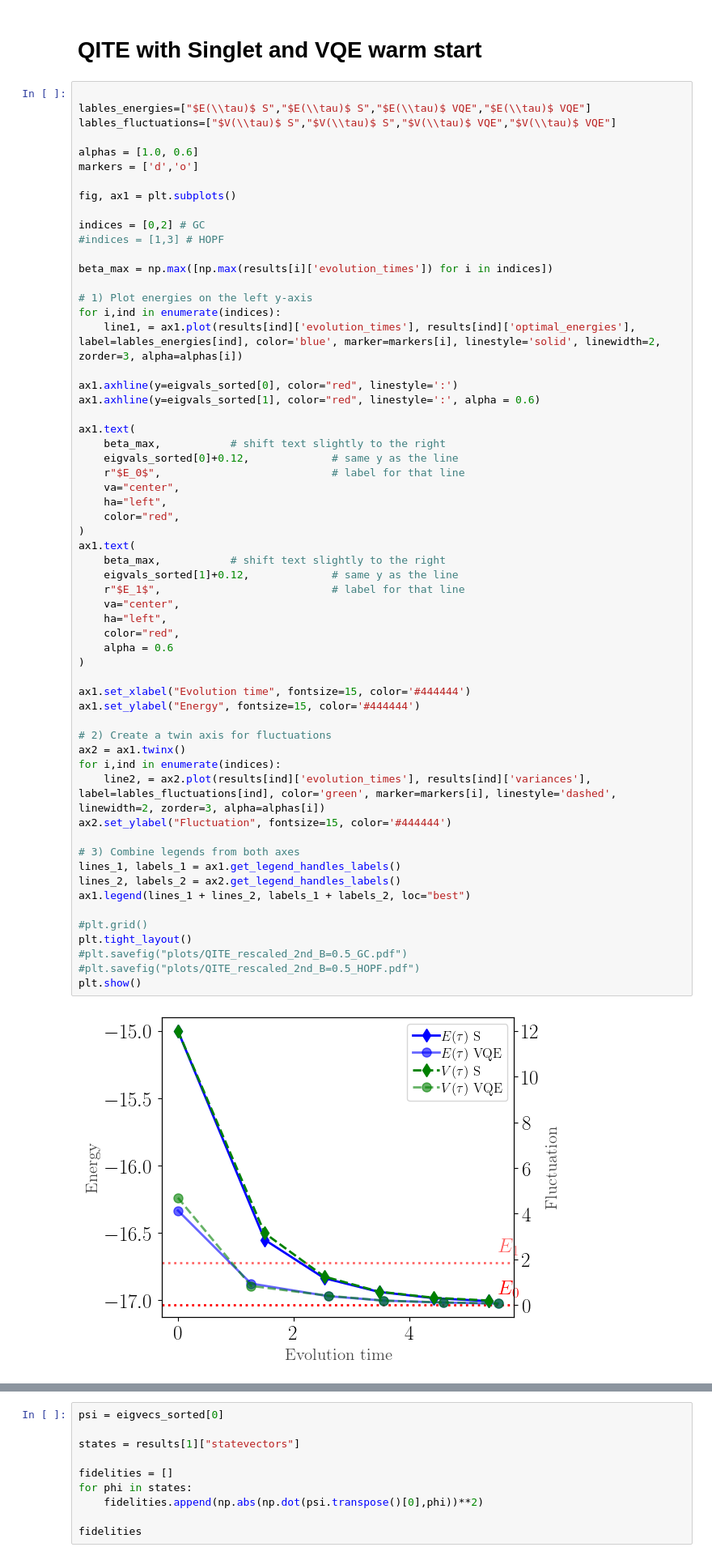
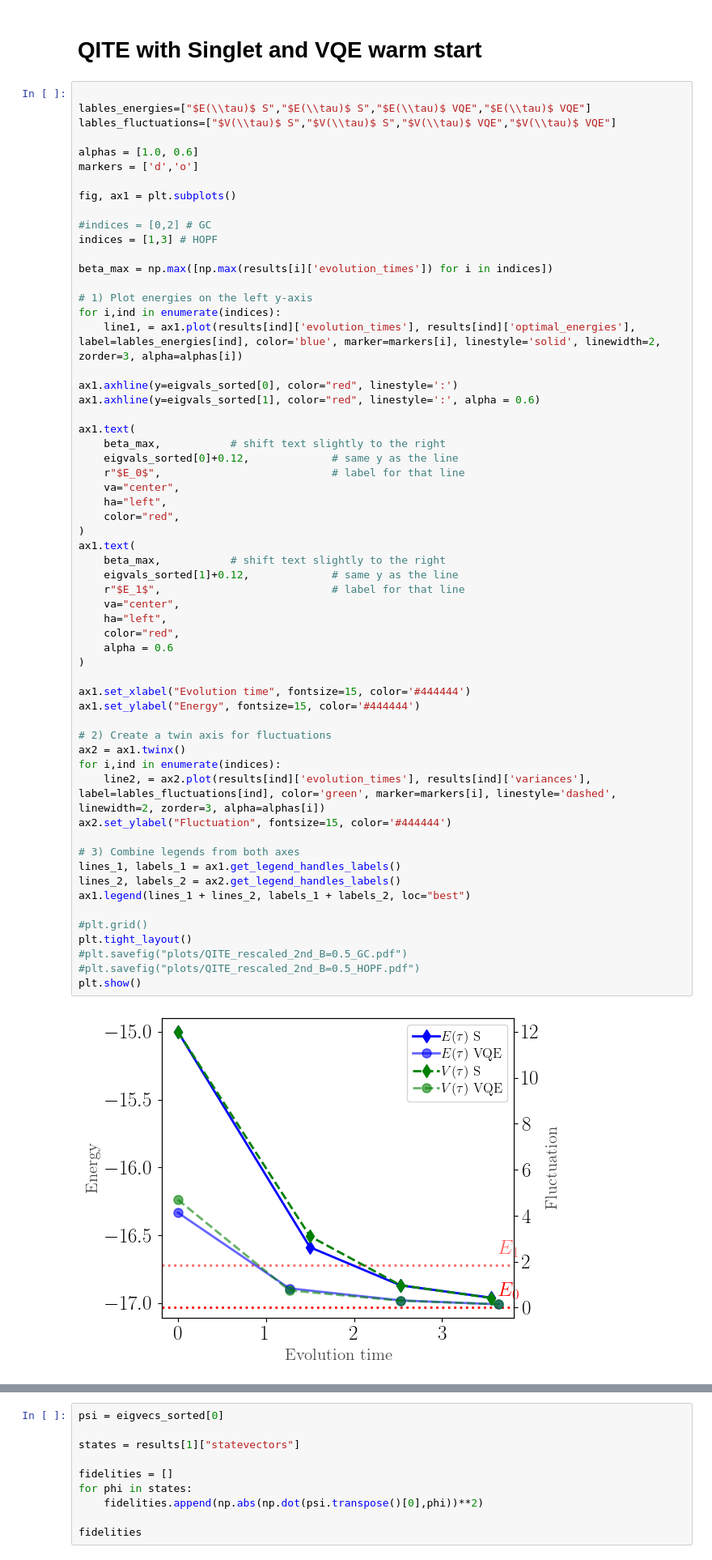
Before and after one commit to renezander90/DB-QITE, a Jupyter notebook: generate_plots.ipynb, the cells around one changed output, grey strips where cells are left out. Shown at 81% size. Cells and saved outputs as stored; diff of their text form.

```diff
--- a/generate_plots.ipynb
+++ b/generate_plots.ipynb
@@ -75,8 +75,8 @@ markers = ['d','o']
 
 fig, ax1 = plt.subplots()
 
-indices = [0,2] # GC
-#indices = [1,3] # HOPF
+#indices = [0,2] # GC
+indices = [1,3] # HOPF
 
 beta_max = np.max([np.max(results[i]['evolution_times']) for i in indices])
 
@@ -98,31 +98,31 @@ ax1.text(
 ax1.text(
     beta_max,           # shift text slightly to the right
     eigvals_sorted[1]+0.12,             # same y as the line
     r"$E_1$",                           # label for that line
     va="center",
     ha="left",
     color="red",
     alpha = 0.6
 )
 
 ax1.set_xlabel("Evolution time", fontsize=15, color='#444444')
 ax1.set_ylabel("Energy", fontsize=15, color='#444444')
 
 # 2) Create a twin axis for fluctuations
 ax2 = ax1.twinx()
 for i,ind in enumerate(indices):
     line2, = ax2.plot(results[ind]['evolution_times'], results[ind]['variances'], label=lables_fluctuations[ind], color='green', marker=markers[i], linestyle='dashed', linewidth=2, zorder=3, alpha=alphas[i])
 ax2.set_ylabel("Fluctuation", fontsize=15, color='#444444')
 
 # 3) Combine legends from both axes
 lines_1, labels_1 = ax1.get_legend_handles_labels()
 lines_2, labels_2 = ax2.get_legend_handles_labels()
 ax1.legend(lines_1 + lines_2, labels_1 + labels_2, loc="best")
 
 #plt.grid()
 plt.tight_layout()
 #plt.savefig("plots/QITE_rescaled_2nd_B=0.5_GC.pdf")
 #plt.savefig("plots/QITE_rescaled_2nd_B=0.5_HOPF.pdf")
 plt.show()
 # %% [output]
-[figure, old version]
+[figure, new version]
```
Also changed, not shown: parts of 3 cells of this notebook, 1 other file.
